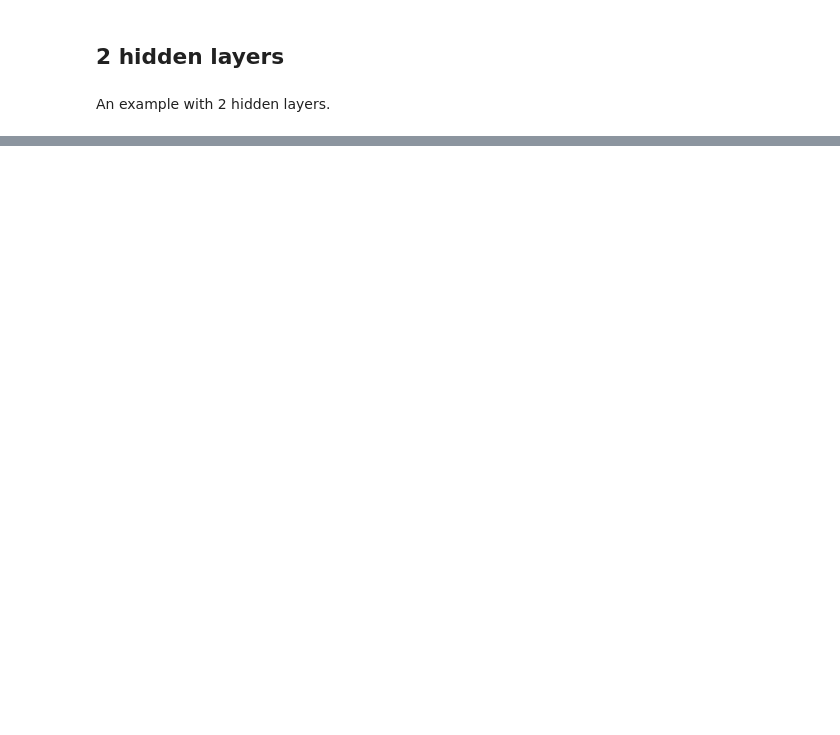
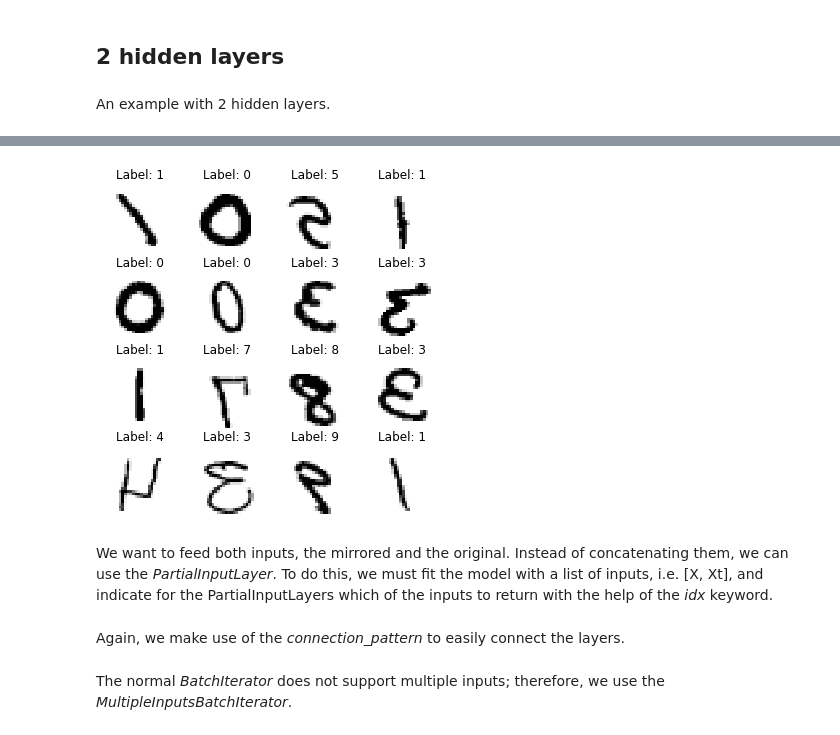
Before and after one commit to BenjaminBossan/netz, a Jupyter notebook: MNIST.ipynb, the cells around one changed output, grey strips where cells are left out. Cells and saved outputs as stored; diff of their text form; code cells hidden in the pictures; blank space fills up the shorter version.

```diff
--- a/MNIST.ipynb
+++ b/MNIST.ipynb
@@ -290,0 +359,17 @@ Accuracy: 0.8867
+# %%
+X2D = X.reshape(-1, 28, 28).copy()
+X2D = X2D[:, :, ::-1]
+Xt = X2D.reshape(-1, 28 * 28)
+# %%
+figs, axes = plt.subplots(4, 4, figsize=(6, 6))
+for i in range(4):
+    for j in range(4):
+        axes[i, j].imshow(-Xt[i + 4 * j].reshape(28, 28), cmap='gray', interpolation='nearest')
+        axes[i, j].set_xticks([])
+        axes[i, j].set_yticks([])
+        axes[i, j].set_title("Label: {}".format(y[i + 4 * j]))
+        axes[i, j].axis('off')
+# %% [output]
+[figure, added]
+# %% [markdown]
+We want to feed both inputs, the mirrored and the original. Instead of concatenating them, we can use the _PartialInputLayer_. To do this, we must fit the model with a list of inputs, i.e. [X, Xt], and indicate for the PartialInputLayers which of the inputs to return with the help of the _idx_ keyword.
@@ -290,0 +383,2 @@ Accuracy: 0.8867
+# %% [markdown]
+Again, we make use of the _connection_pattern_ to easily connect the layers.
@@ -290,0 +393,2 @@ Accuracy: 0.8867
+# %% [markdown]
+The normal _BatchIterator_ does not support multiple inputs; therefore, we use the _MultipleInputsBatchIterator_.
```
Also changed, not shown: parts of 52 cells of this notebook.
